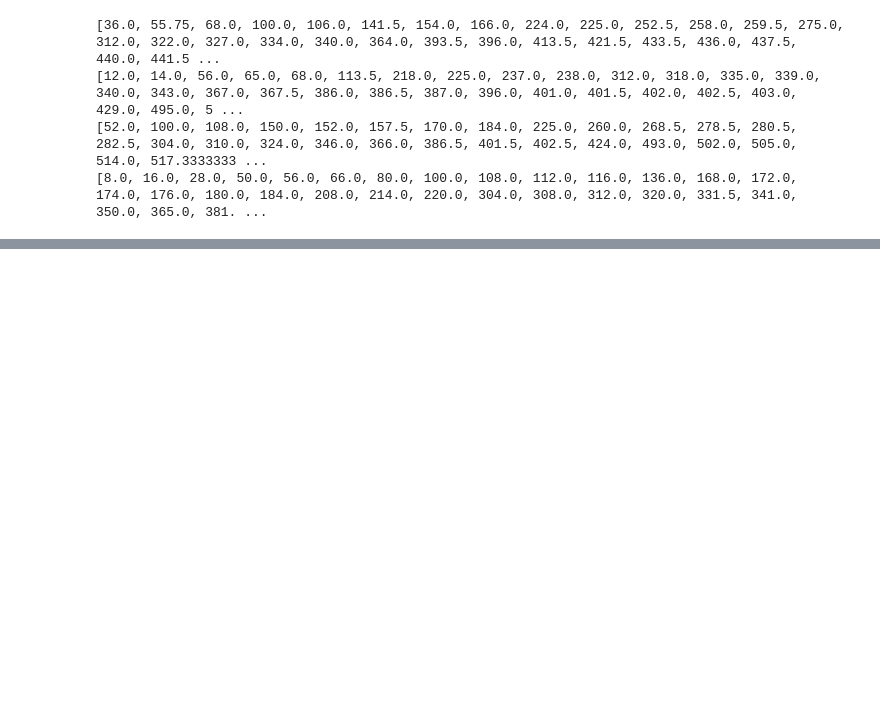
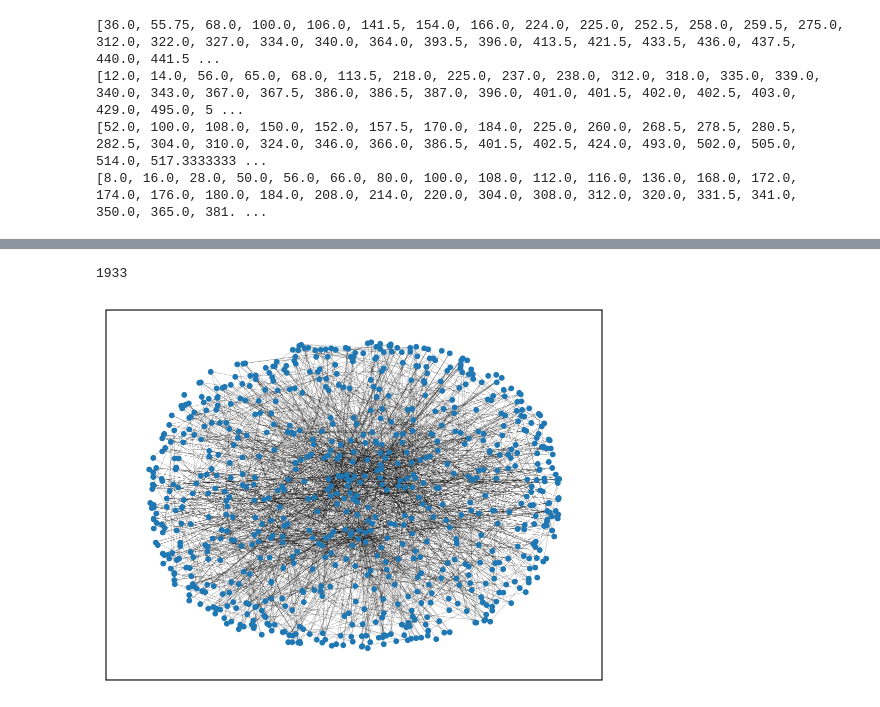
Before and after one commit to KirbyZX/PHYS4213, a Jupyter notebook: Notebooks/QIRBEE.ipynb, the cells around one changed output, grey strips where cells are left out. Cells and saved outputs as stored; diff of their text form; code cells hidden in the pictures; blank space fills up the shorter version.

```diff
--- a/Notebooks/QIRBEE.ipynb
+++ b/Notebooks/QIRBEE.ipynb
@@ -79,0 +81,8 @@ print(len(edges))
+# %%
+pos = nx.spring_layout(ObjectG, k=0.5) # Force specific layout
+nx.draw_networkx(ObjectG, pos=pos, with_labels=False, node_size=10, width=0.1)
+
+print(len(edges))
+# %% [output]
+1933
+[figure, added]
```
Also changed, not shown: parts of 2 cells of this notebook, 3 other files.
